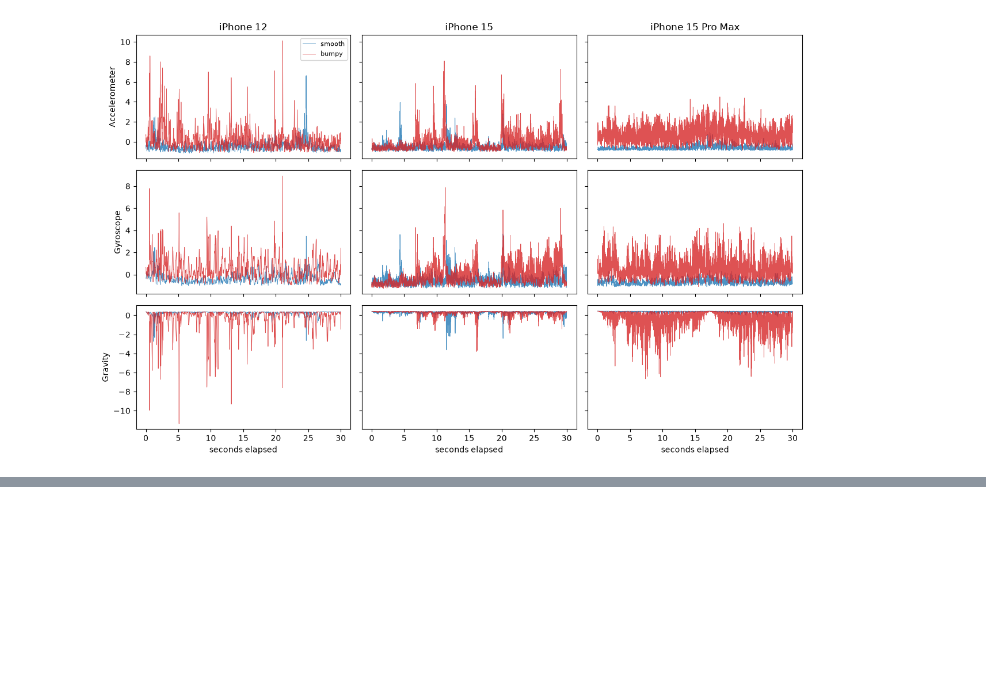
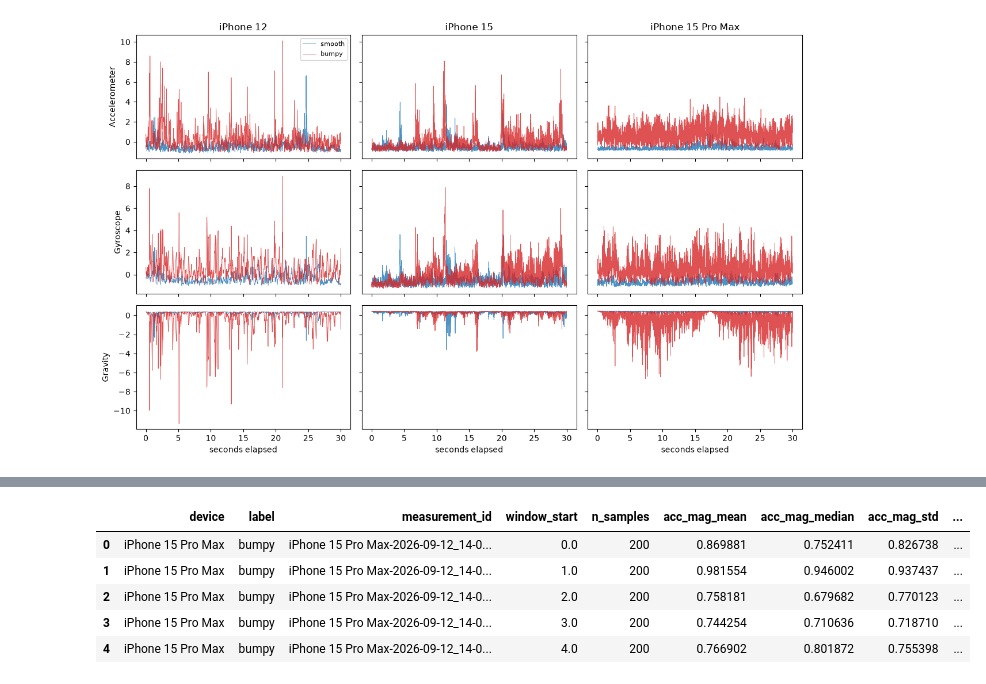
Before and after one commit to dhafinrizaldi/tue-5are0-bike-lane-quality, a Jupyter notebook: group11.ipynb, the cells around one changed output, grey strips where cells are left out. Cells and saved outputs as stored; diff of their text form; code cells hidden in the pictures; blank space fills up the shorter version.

Commit message:
Add extract_window_features function

```diff
--- a/group11.ipynb
+++ b/group11.ipynb
@@ -368,0 +378,74 @@ iPhone 15 Pro Max bumpy   1.151721  1.299047  1.065219
+# %%
+
+# --- Feature extraction settings ---
+WINDOW_SECONDS = 2.0   # length of a time window, in seconds
+WINDOW_OVERLAP = 0.5   # fraction of a window shared with the next one (0.5 = half a window)
+WINDOW_STATISTICS = {  # statistic name -> function applied to the values inside a window
+    "mean": np.nanmean,
+    "median": np.nanmedian,
+    "std": lambda a: np.nanstd(a, ddof=1),
+    "min": np.nanmin,
+    "max": np.nanmax,
+}
+# %%
+GROUP_COLUMNS = ["device", "label", "measurement_id"]
+def extract_window_features(
+    df: pd.DataFrame,
+    columns=FEATURE_COLUMNS,
+    window=WINDOW_SECONDS,
+    overlap=WINDOW_OVERLAP,
+    statistics=WINDOW_STATISTICS,
+) -> pd.DataFrame:
+    """
+    Splits every recording into overlapping time windows and summarizes each
+    window with one statistic per metric.
+
+    :param df: flat dataframe with 'seconds_elapsed' and the metric columns
+    :param columns: metric columns to summarize (one set of statistics each)
+    :param window: window length in seconds
+    :param overlap: fraction of a window shared with the next one, in [0, 1)
+    :param statistics: mapping of statistic name to a function over a 1D array
+    :return: one row per window, with a '<metric>_<statistic>' column per pair
+    """
+    if not 0 <= overlap < 1:
+        raise ValueError("overlap must be in [0, 1)")
+
+    step = window * (1 - overlap)  # distance between the starts of two windows
+    rows = []
+
+    for keys, g in df.groupby(GROUP_COLUMNS, sort=False):
+        g = g.sort_values("seconds_elapsed")
+        t = g["seconds_elapsed"].to_numpy()
+        values = g[columns].to_numpy(dtype=float)
+
+        # Window starts, keeping only windows that fit entirely in the recording
+        starts = np.arange(t[0], t[-1] - window + 1e-9, step)
+
+        # Half-open [start, start + window) slice boundaries for each window
+        lo = np.searchsorted(t, starts, side="left")
+        hi = np.searchsorted(t, starts + window, side="left")
+
+        for start, i, j in zip(starts, lo, hi):
+            if j - i == 0:
+                continue
+
+            row = dict(zip(GROUP_COLUMNS, keys))
+            row["window_start"] = start
+            row["n_samples"] = j - i
+
+            for c, metric in enumerate(columns):
+                w = values[i:j, c]
+                for stat, fn in statistics.items():
+                    row[f"{metric}_{stat}"] = fn(w)
+
+            rows.append(row)
+
+    return pd.DataFrame(rows)
+
+
+df_features = extract_window_features(df_norm)
+
+print(f"{len(df_features)} windows of {WINDOW_SECONDS}s "
+      f"({WINDOW_OVERLAP:.0%} overlap), {len(df_features.columns)} columns")
+df_features.head()
+# %% [output]
@@ -368,0 +453,6 @@ iPhone 15 Pro Max bumpy   1.151721  1.299047  1.065219
+|  | device | label | measurement_id | window_start | n_samples | acc_mag_mean | acc_mag_median | acc_mag_std | ... |
+| 0 | iPhone 15 Pro Max | bumpy | iPhone 15 Pro Max-2026-09-12_14-0... | 0.0 | 200 | 0.869881 | 0.752411 | 0.826738 | ... |
+| 1 | iPhone 15 Pro Max | bumpy | iPhone 15 Pro Max-2026-09-12_14-0... | 1.0 | 200 | 0.981554 | 0.946002 | 0.937437 | ... |
+| 2 | iPhone 15 Pro Max | bumpy | iPhone 15 Pro Max-2026-09-12_14-0... | 2.0 | 200 | 0.758181 | 0.679682 | 0.770123 | ... |
+| 3 | iPhone 15 Pro Max | bumpy | iPhone 15 Pro Max-2026-09-12_14-0... | 3.0 | 200 | 0.744254 | 0.710636 | 0.718710 | ... |
+| 4 | iPhone 15 Pro Max | bumpy | iPhone 15 Pro Max-2026-09-12_14-0... | 4.0 | 200 | 0.766902 | 0.801872 | 0.755398 | ... |
```
Also changed, not shown: parts of 4 cells of this notebook.
